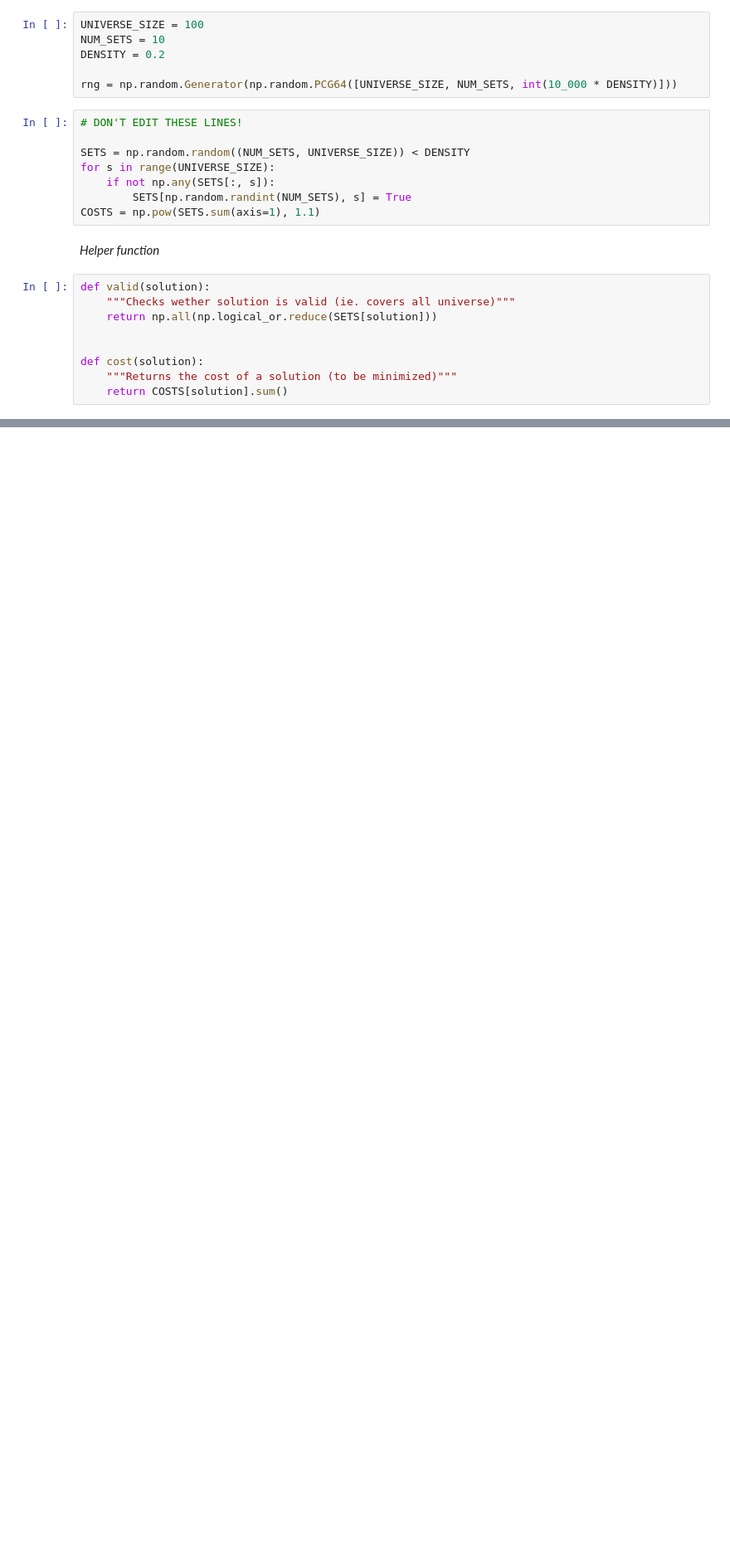
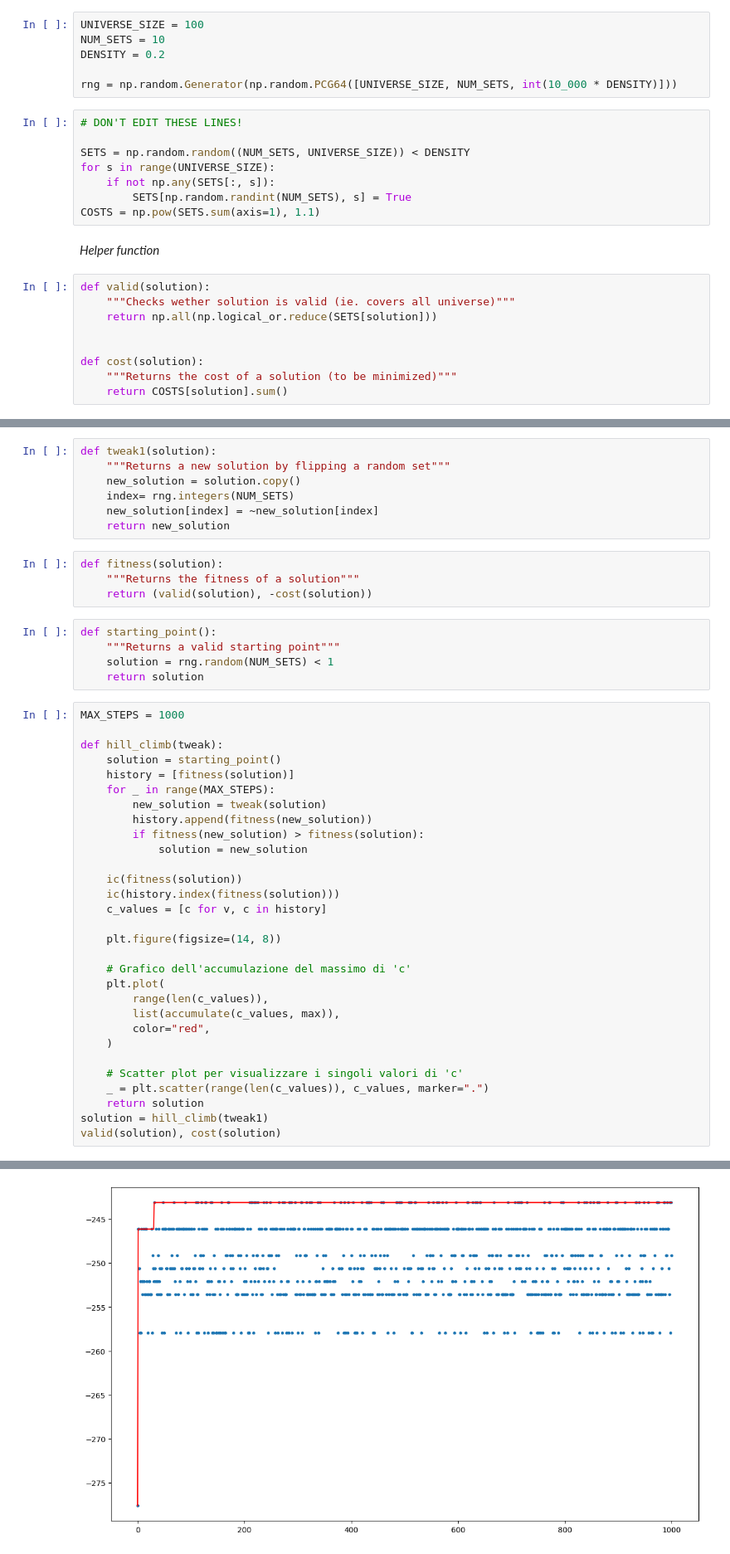
Before and after one commit to Gabriele-Raffaele/CI2024_lab1, a Jupyter notebook: lab1.ipynb, the cells around one changed output, grey strips where cells are left out. Shown: that part at 83% size. Drawn from its saved outputs; the diff is of its cells as text; blank space fills up the shorter version.

Commit message:
implement thre new solutions

```diff
--- a/lab1.ipynb
+++ b/lab1.ipynb
@@ -38,0 +51,47 @@ valid(solution), cost(solution)
+# %%
+def tweak1(solution):
+    """Returns a new solution by flipping a random set"""
+    new_solution = solution.copy()
+    index= rng.integers(NUM_SETS)
+    new_solution[index] = ~new_solution[index]
+    return new_solution
+# %%
+def fitness(solution):
+    """Returns the fitness of a solution"""
+    return (valid(solution), -cost(solution))
+# %%
+def starting_point():
+    """Returns a valid starting point"""
+    solution = rng.random(NUM_SETS) < 1
+    return solution
+# %%
+MAX_STEPS = 1000
+
+def hill_climb(tweak):
+    solution = starting_point()
+    history = [fitness(solution)]
+    for _ in range(MAX_STEPS):
+        new_solution = tweak(solution)
+        history.append(fitness(new_solution))
+        if fitness(new_solution) > fitness(solution):
+            solution = new_solution
+
+    ic(fitness(solution))
+    ic(history.index(fitness(solution)))
+    c_values = [c for v, c in history]
+
+    plt.figure(figsize=(14, 8))
+
+    # Grafico dell'accumulazione del massimo di 'c'
+    plt.plot(
+        range(len(c_values)),
+        list(accumulate(c_values, max)),
+        color="red",
+    )
+
+    # Scatter plot per visualizzare i singoli valori di 'c'
+    _ = plt.scatter(range(len(c_values)), c_values, marker=".")
+    return solution
+solution = hill_climb(tweak1)
+valid(solution), cost(solution)
+# %% [output]
@@ -38,0 +101 @@ valid(solution), cost(solution)
+[figure, added]
```
Also changed, not shown: parts of 12 cells of this notebook.
